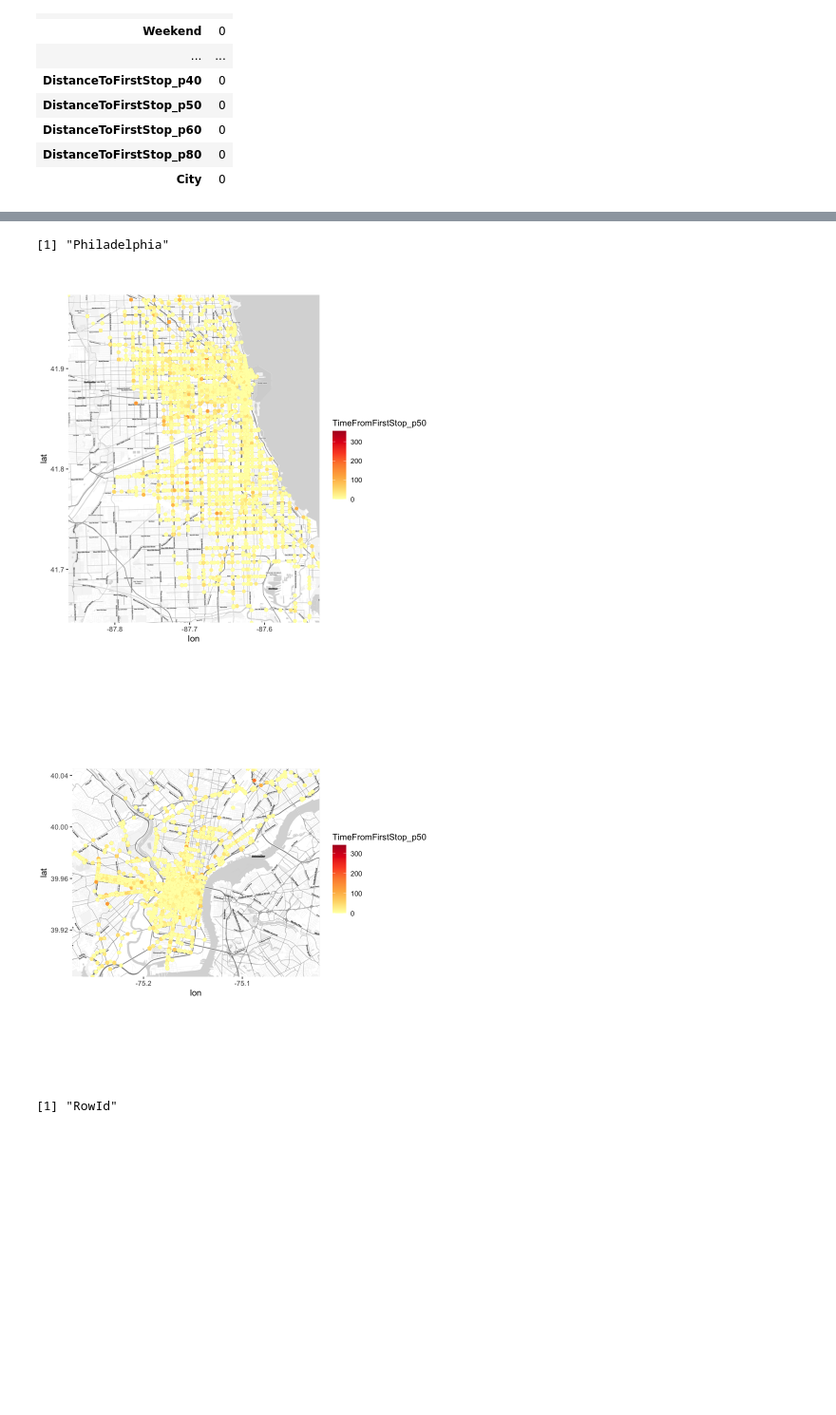
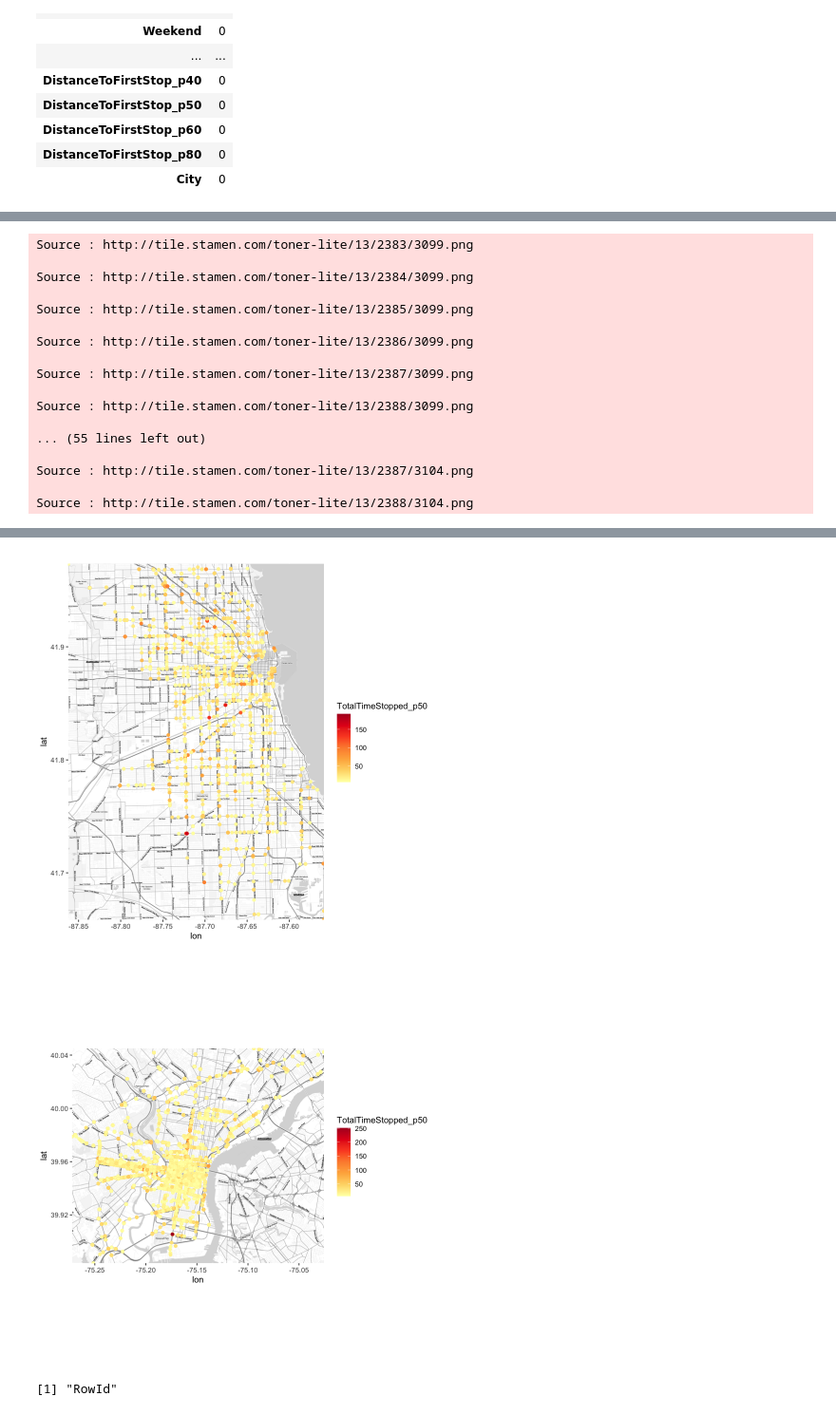
Before and after one commit to Haximilian/statistics447b, a Jupyter notebook: Maximilian.ipynb, the cells around one changed output, grey strips where cells are left out. Shown at 95% size. Drawn from its saved outputs; the diff is of its cells as text; code cells hidden in the pictures; blank space fills up the shorter version.

```diff
--- a/Maximilian.ipynb
+++ b/Maximilian.ipynb
@@ -211,13 +207,17 @@ generate_map <- function (dataset) {
             geom_point(data = ccity_dataset, mapping = aes(
                 x = Longitude,
                 y = Latitude,
-                col = TimeFromFirstStop_p50
+                col = TotalTimeStopped_p50
             )) +
             scale_color_distiller(palette = "YlOrRd", direction = 1)
         )
     }
 }
 # %%
-generate_map(training)
+forMap <- training %>% filter(TotalTimeStopped_p50 > 0 & Hour == 17)
+
+
+
+generate_map(forMap)
 # %% [output]
 [1] "Atlanta"
@@ -228,0 +279,17 @@ generate_map(training)
+Source : http://tile.stamen.com/toner-lite/13/2383/3099.png
+
+Source : http://tile.stamen.com/toner-lite/13/2384/3099.png
+
+Source : http://tile.stamen.com/toner-lite/13/2385/3099.png
+
+Source : http://tile.stamen.com/toner-lite/13/2386/3099.png
+
+Source : http://tile.stamen.com/toner-lite/13/2387/3099.png
+
+Source : http://tile.stamen.com/toner-lite/13/2388/3099.png
+
+... (55 lines left out)
+
+Source : http://tile.stamen.com/toner-lite/13/2387/3104.png
+
+Source : http://tile.stamen.com/toner-lite/13/2388/3104.png
@@ -230,6 +297,5 @@ generate_map(training)
-[1] "Philadelphia"
-[figure, old version]
+[figure, new version]
-[figure, old version]
+[figure, new version]
 # %%
 a <- colnames(filter_training)
 for (icname in a) {
```
Also changed, not shown: parts of 4 cells of this notebook.
